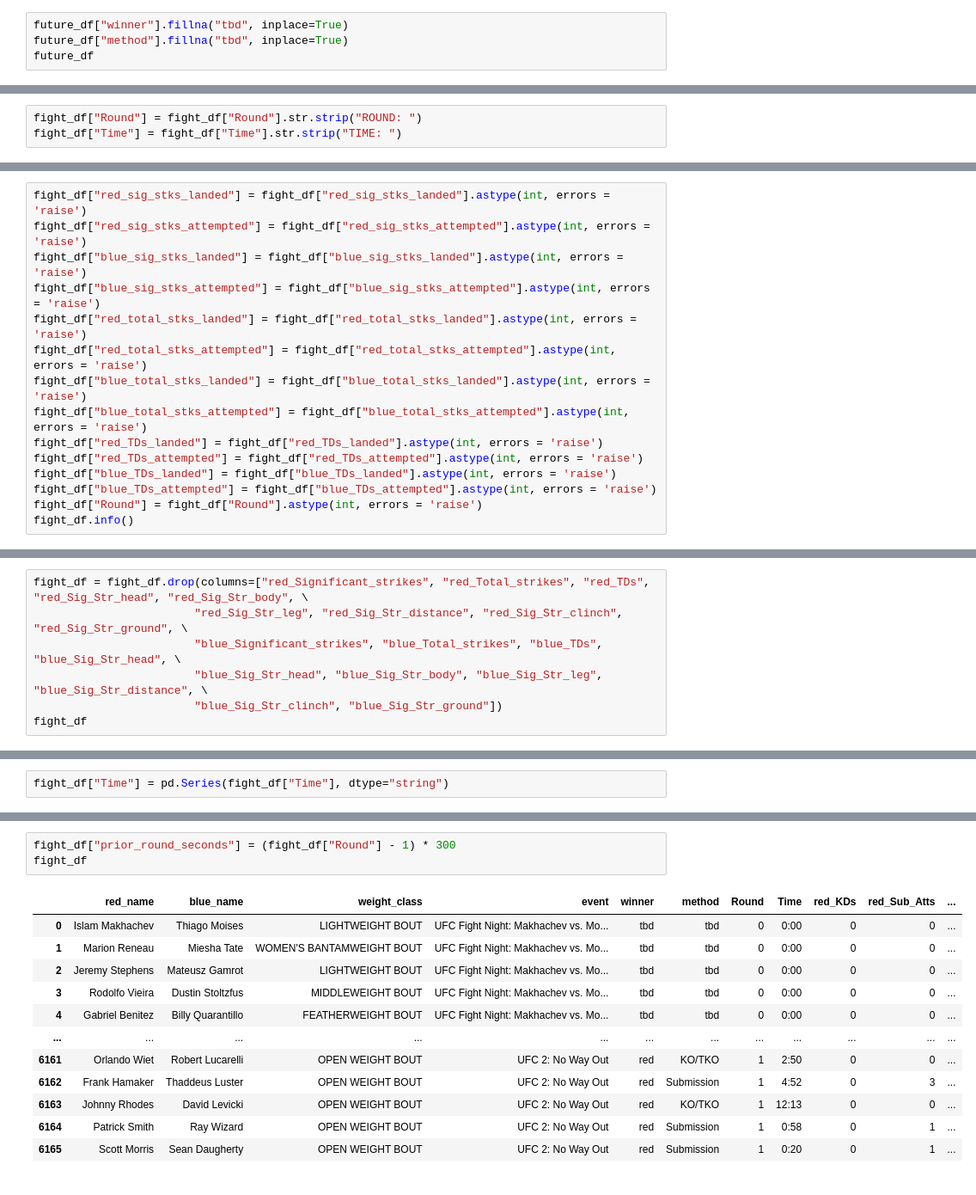
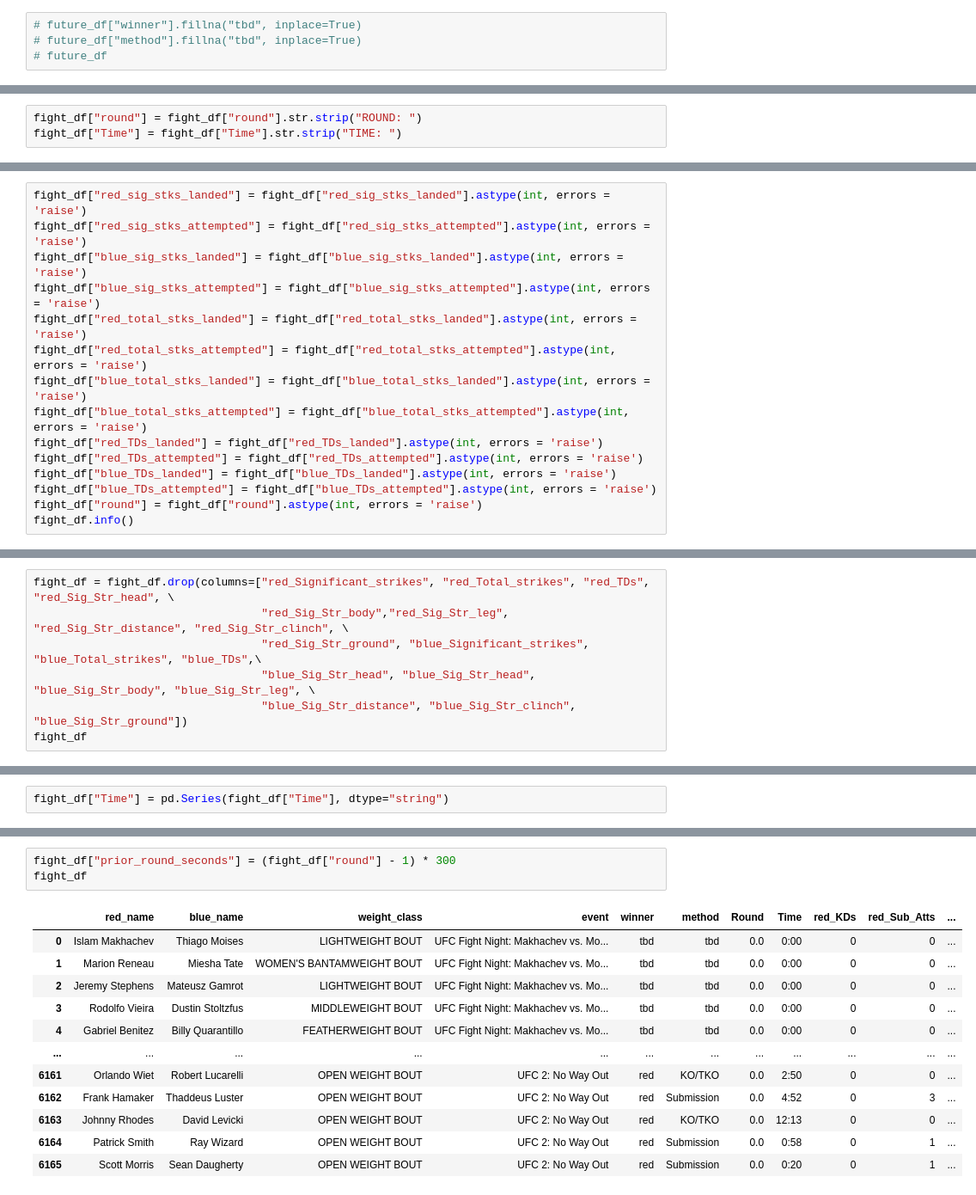
Before and after one commit to a925sw/ufc_stats, a Jupyter notebook: cleaning_fights.ipynb, the cells around one changed output, grey strips where cells are left out. Shown at 86% size. Cells and saved outputs as stored; diff of their text form.

```diff
--- a/cleaning_fights.ipynb
+++ b/cleaning_fights.ipynb
@@ -36,6 +36,6 @@ future_df
 | 9 | Francisco Figueiredo | Malcolm Gordon | FLYWEIGHT BOUT | UFC Fight Night: Makhachev vs. Mo... | tbd | tbd | 0 | 0:00 | 0 of 0 | ... |
 | 10 | Alan Baudot | Rodrigo Nascimento | HEAVYWEIGHT BOUT | UFC Fight Night: Makhachev vs. Mo... | tbd | tbd | 0 | 0:00 | 0 of 0 | ... |
 # %%
-future_df["winner"].fillna("tbd", inplace=True)
-future_df["method"].fillna("tbd", inplace=True)
-future_df
+# future_df["winner"].fillna("tbd", inplace=True)
+# future_df["method"].fillna("tbd", inplace=True)
+# future_df
@@ -89,5 +76,5 @@ fight_df
 # %%
-fight_df["Round"] = fight_df["Round"].str.strip("ROUND: ")
+fight_df["round"] = fight_df["round"].str.strip("ROUND: ")
 fight_df["Time"] = fight_df["Time"].str.strip("TIME: ")
 # %%
 fight_df["title_bout"] = fight_df["weight_class"].str.contains("UFC")
@@ -245,7 +232,7 @@ fight_df["red_TDs_landed"] = fight_df["red_TDs_landed"].astype(int, errors = 'ra
 fight_df["red_TDs_attempted"] = fight_df["red_TDs_attempted"].astype(int, errors = 'raise')
 fight_df["blue_TDs_landed"] = fight_df["blue_TDs_landed"].astype(int, errors = 'raise')
 fight_df["blue_TDs_attempted"] = fight_df["blue_TDs_attempted"].astype(int, errors = 'raise')
-fight_df["Round"] = fight_df["Round"].astype(int, errors = 'raise')
+fight_df["round"] = fight_df["round"].astype(int, errors = 'raise')
 fight_df.info()
 # %% [output]
 <class 'pandas.core.frame.DataFrame'>
@@ -385,9 +372,9 @@ fight_df
 # %%
-fight_df = fight_df.drop(columns=["red_Significant_strikes", "red_Total_strikes", "red_TDs", "red_Sig_Str_head", "red_Sig_Str_body", \
-                        "red_Sig_Str_leg", "red_Sig_Str_distance", "red_Sig_Str_clinch", "red_Sig_Str_ground", \
-                        "blue_Significant_strikes", "blue_Total_strikes", "blue_TDs", "blue_Sig_Str_head", \
-                        "blue_Sig_Str_head", "blue_Sig_Str_body", "blue_Sig_Str_leg", "blue_Sig_Str_distance", \
-                        "blue_Sig_Str_clinch", "blue_Sig_Str_ground"])
+fight_df = fight_df.drop(columns=["red_Significant_strikes", "red_Total_strikes", "red_TDs", "red_Sig_Str_head", \
+                                  "red_Sig_Str_body","red_Sig_Str_leg", "red_Sig_Str_distance", "red_Sig_Str_clinch", \
+                                  "red_Sig_Str_ground", "blue_Significant_strikes", "blue_Total_strikes", "blue_TDs",\
+                                  "blue_Sig_Str_head", "blue_Sig_Str_head", "blue_Sig_Str_body", "blue_Sig_Str_leg", \
+                                  "blue_Sig_Str_distance", "blue_Sig_Str_clinch", "blue_Sig_Str_ground"])
 fight_df
 # %% [output]
 |  | red_name | blue_name | weight_class | event | winner | method | Round | Time | red_KDs | red_Sub_Atts | ... |
@@ -442,16 +429,16 @@ fight_df
 # %%
-fight_df["prior_round_seconds"] = (fight_df["Round"] - 1) * 300
+fight_df["prior_round_seconds"] = (fight_df["round"] - 1) * 300
 fight_df
 # %% [output]
 |  | red_name | blue_name | weight_class | event | winner | method | Round | Time | red_KDs | red_Sub_Atts | ... |
-| 0 | Islam Makhachev | Thiago Moises | LIGHTWEIGHT BOUT | UFC Fight Night: Makhachev vs. Mo... | tbd | tbd | 0 | 0:00 | 0 | 0 | ... |
-| 1 | Marion Reneau | Miesha Tate | WOMEN'S BANTAMWEIGHT BOUT | UFC Fight Night: Makhachev vs. Mo... | tbd | tbd | 0 | 0:00 | 0 | 0 | ... |
-| 2 | Jeremy Stephens | Mateusz Gamrot | LIGHTWEIGHT BOUT | UFC Fight Night: Makhachev vs. Mo... | tbd | tbd | 0 | 0:00 | 0 | 0 | ... |
-| 3 | Rodolfo Vieira | Dustin Stoltzfus | MIDDLEWEIGHT BOUT | UFC Fight Night: Makhachev vs. Mo... | tbd | tbd | 0 | 0:00 | 0 | 0 | ... |
-| 4 | Gabriel Benitez | Billy Quarantillo | FEATHERWEIGHT BOUT | UFC Fight Night: Makhachev vs. Mo... | tbd | tbd | 0 | 0:00 | 0 | 0 | ... |
+| 0 | Islam Makhachev | Thiago Moises | LIGHTWEIGHT BOUT | UFC Fight Night: Makhachev vs. Mo... | tbd | tbd | 0.0 | 0:00 | 0 | 0 | ... |
+| 1 | Marion Reneau | Miesha Tate | WOMEN'S BANTAMWEIGHT BOUT | UFC Fight Night: Makhachev vs. Mo... | tbd | tbd | 0.0 | 0:00 | 0 | 0 | ... |
+| 2 | Jeremy Stephens | Mateusz Gamrot | LIGHTWEIGHT BOUT | UFC Fight Night: Makhachev vs. Mo... | tbd | tbd | 0.0 | 0:00 | 0 | 0 | ... |
+| 3 | Rodolfo Vieira | Dustin Stoltzfus | MIDDLEWEIGHT BOUT | UFC Fight Night: Makhachev vs. Mo... | tbd | tbd | 0.0 | 0:00 | 0 | 0 | ... |
+| 4 | Gabriel Benitez | Billy Quarantillo | FEATHERWEIGHT BOUT | UFC Fight Night: Makhachev vs. Mo... | tbd | tbd | 0.0 | 0:00 | 0 | 0 | ... |
 | ... | ... | ... | ... | ... | ... | ... | ... | ... | ... | ... | ... |
-| 6161 | Orlando Wiet | Robert Lucarelli | OPEN WEIGHT BOUT | UFC 2: No Way Out | red | KO/TKO | 1 | 2:50 | 0 | 0 | ... |
-| 6162 | Frank Hamaker | Thaddeus Luster | OPEN WEIGHT BOUT | UFC 2: No Way Out | red | Submission | 1 | 4:52 | 0 | 3 | ... |
-| 6163 | Johnny Rhodes | David Levicki | OPEN WEIGHT BOUT | UFC 2: No Way Out | red | KO/TKO | 1 | 12:13 | 0 | 0 | ... |
-| 6164 | Patrick Smith | Ray Wizard | OPEN WEIGHT BOUT | UFC 2: No Way Out | red | Submission | 1 | 0:58 | 0 | 1 | ... |
-| 6165 | Scott Morris | Sean Daugherty | OPEN WEIGHT BOUT | UFC 2: No Way Out | red | Submission | 1 | 0:20 | 0 | 1 | ... |
+| 6161 | Orlando Wiet | Robert Lucarelli | OPEN WEIGHT BOUT | UFC 2: No Way Out | red | KO/TKO | 0.0 | 2:50 | 0 | 0 | ... |
+| 6162 | Frank Hamaker | Thaddeus Luster | OPEN WEIGHT BOUT | UFC 2: No Way Out | red | Submission | 0.0 | 4:52 | 0 | 3 | ... |
+| 6163 | Johnny Rhodes | David Levicki | OPEN WEIGHT BOUT | UFC 2: No Way Out | red | KO/TKO | 0.0 | 12:13 | 0 | 0 | ... |
+| 6164 | Patrick Smith | Ray Wizard | OPEN WEIGHT BOUT | UFC 2: No Way Out | red | Submission | 0.0 | 0:58 | 0 | 1 | ... |
+| 6165 | Scott Morris | Sean Daugherty | OPEN WEIGHT BOUT | UFC 2: No Way Out | red | Submission | 0.0 | 0:20 | 0 | 1 | ... |
```
Also changed, not shown: parts of 29 cells of this notebook, 26 other files.
